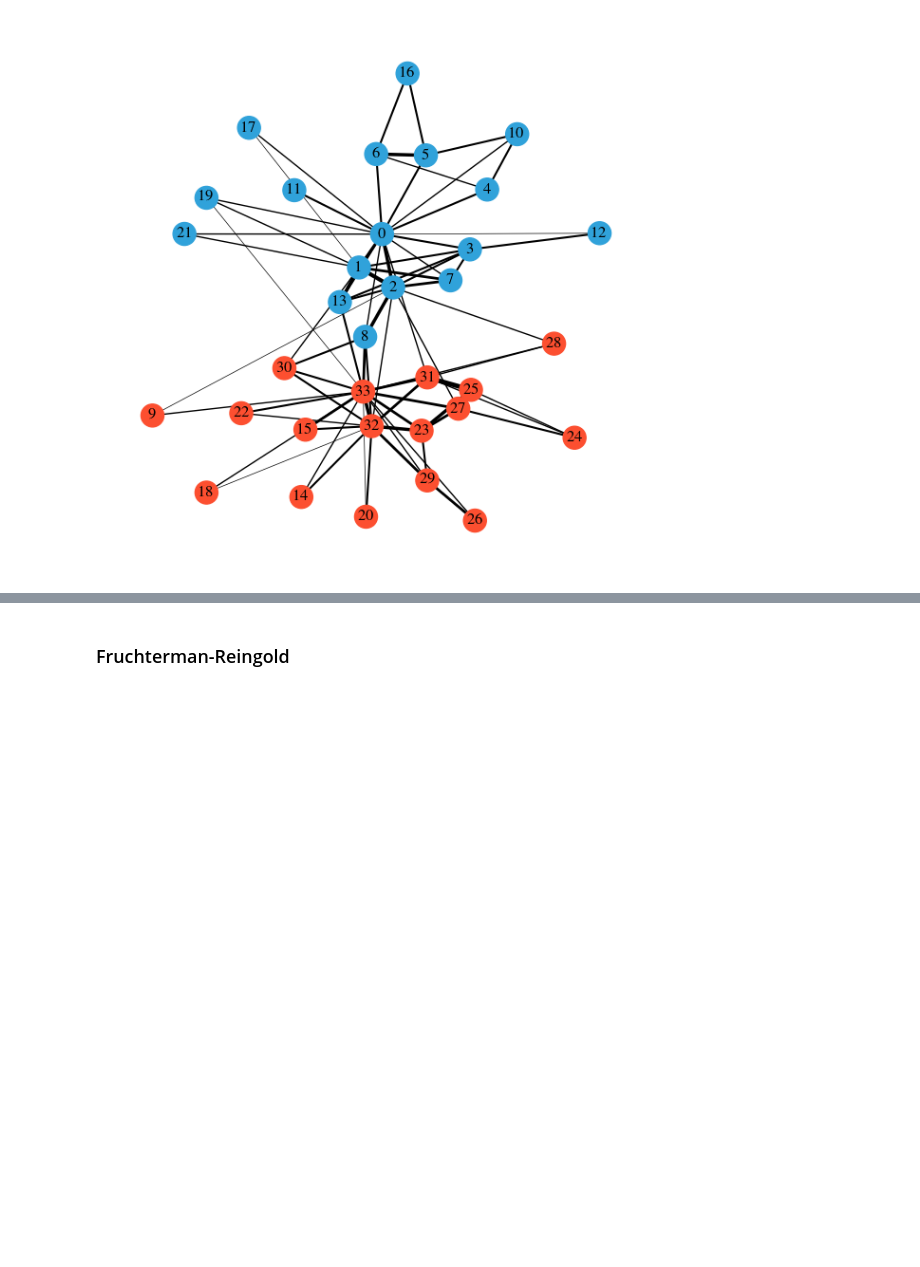
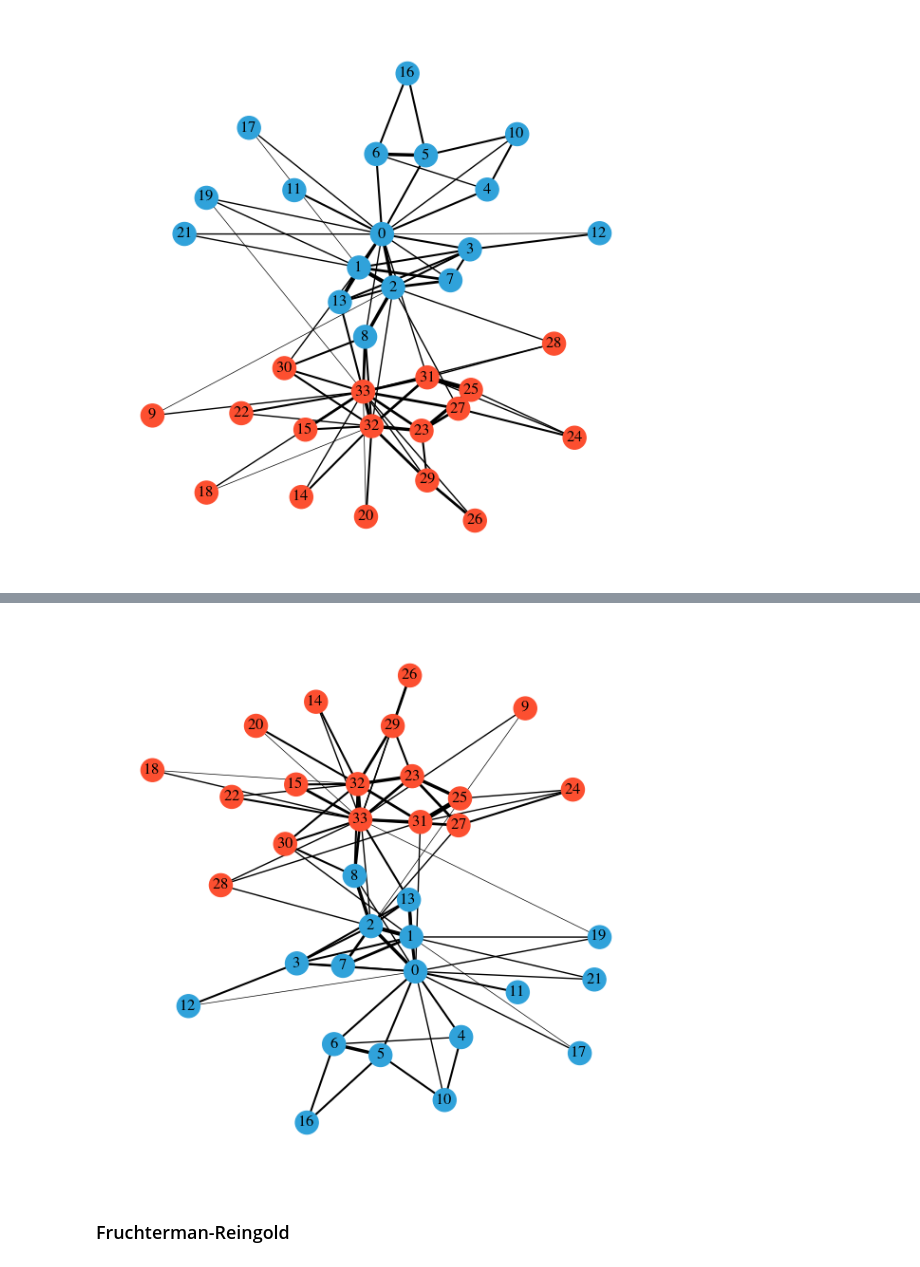
Before and after one commit to telos-lab/infoviz, a Jupyter notebook: notebooks/networks.ipynb, the cells around one changed output, grey strips where cells are left out. Saved outputs shown, nothing was run; the diff lists cells and outputs as text; code cells hidden in the pictures; blank space fills up the shorter version.

```diff
--- a/notebooks/networks.ipynb
+++ b/notebooks/networks.ipynb
@@ -101,2 +118,9 @@ plt.savefig("../figures/graph_karate_kk.pdf", transparent=True, bbox_inches="tig
+# %%
+fig, ax = plt.subplots(figsize=(6,6))
+nx.draw_networkx(G, pos=pos2_kk, node_color=node_colors, width=edge_weights)
+ax.set_axis_off()
+plt.tight_layout()
+# %% [output]
+[figure, added]
 # %% [markdown]
 ### Fruchterman-Reingold
```
Also changed, not shown: parts of 11 cells of this notebook, 20 other files.
